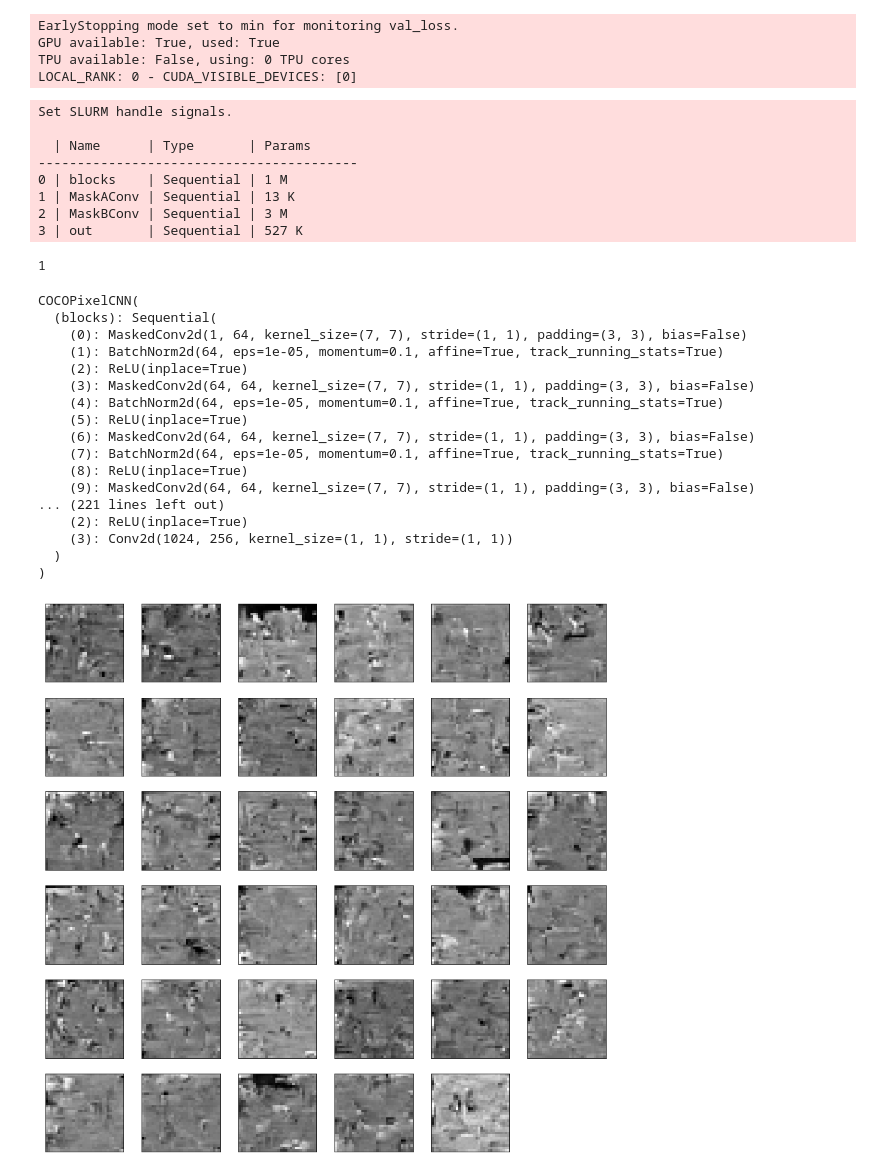
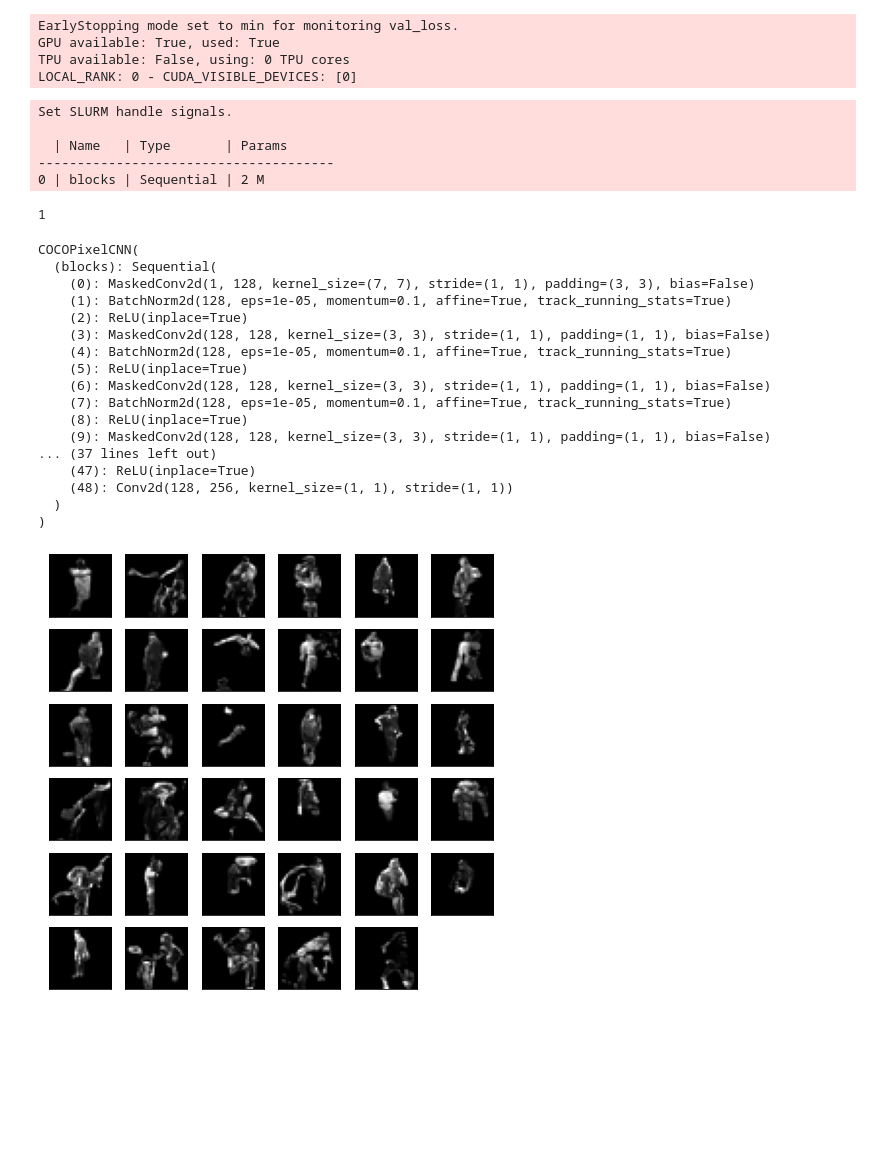
Before and after one commit to kredde/background-masked-generative-models, a Jupyter notebook: notebooks/04-PixelCNN-Salih-COCO-BG-Masked.ipynb, the cells around one changed output. Drawn from its saved outputs; the diff is of its cells as text; code cells hidden in the pictures; blank space fills up the shorter version.

```diff
--- a/notebooks/04-PixelCNN-Salih-COCO-BG-Masked.ipynb
+++ b/notebooks/04-PixelCNN-Salih-COCO-BG-Masked.ipynb
@@ -50,7 +50,7 @@ seed_everything(42)
 cuda:0
 42
 # %%
-cocodata_person = COCODataModule(batch_size=64,
+cocodata_person = COCODataModule(batch_size=16,
                                  foreground_data_dir='./data/COCO/foreground_images/person',
                                  background_data_dir='./data/COCO/background_images/person',
                                  convert_grayscale=True,
@@ -91,7 +91,7 @@ cocodata_person.setup()
 
 # experiment_name = 'PixelCNNBgSub_01_COCO_1'
 
-experiment_name = 'PixelCNN_COCO_2'
+experiment_name = 'PixelCNN_COCO_2_BG_Mask'
 
 early_stop_callback = EarlyStopping(
    monitor='val_loss',
@@ -117,12 +117,9 @@ trainer.fit(model, cocodata_person)
 # %% [output]
 Set SLURM handle signals.
 
-  | Name      | Type       | Params
------------------------------------------
-0 | blocks    | Sequential | 1 M
-1 | MaskAConv | Sequential | 13 K
-2 | MaskBConv | Sequential | 3 M
-3 | out       | Sequential | 527 K
+  | Name   | Type       | Params
+--------------------------------------
+0 | blocks | Sequential | 2 M
 1
 # %%
 from pathlib import Path
@@ -134,8 +131,8 @@ path = Path('models/' + experiment_name)
 trainer.save_checkpoint(str(path) + '/' + experiment_name + '.ckpt')
 # %%
 model_path = str(path) + '/' + experiment_name + '.ckpt'
-eval_model_full_img = COCOPixelCNN().load_from_checkpoint(checkpoint_path=model_path).cuda()
-eval_model_full_img.eval()
+eval_model_bg_masked = COCOPixelCNN().load_from_checkpoint(checkpoint_path=model_path).cuda()
+eval_model_bg_masked.eval()
 
 # eval_model_bg_subtraction = COCOPixelCNN().load_from_checkpoint(checkpoint_path=model_path,
 #                                                                        background_subtraction=True,
@@ -150,24 +147,24 @@ eval_model_full_img.eval()
 # %% [output]
 COCOPixelCNN(
   (blocks): Sequential(
-    (0): MaskedConv2d(1, 64, kernel_size=(7, 7), stride=(1, 1), padding=(3, 3), bias=False)
-    (1): BatchNorm2d(64, eps=1e-05, momentum=0.1, affine=True, track_running_stats=True)
+    (0): MaskedConv2d(1, 128, kernel_size=(7, 7), stride=(1, 1), padding=(3, 3), bias=False)
+    (1): BatchNorm2d(128, eps=1e-05, momentum=0.1, affine=True, track_running_stats=True)
     (2): ReLU(inplace=True)
-    (3): MaskedConv2d(64, 64, kernel_size=(7, 7), stride=(1, 1), padding=(3, 3), bias=False)
-    (4): BatchNorm2d(64, eps=1e-05, momentum=0.1, affine=True, track_running_stats=True)
+    (3): MaskedConv2d(128, 128, kernel_size=(3, 3), stride=(1, 1), padding=(1, 1), bias=False)
+    (4): BatchNorm2d(128, eps=1e-05, momentum=0.1, affine=True, track_running_stats=True)
     (5): ReLU(inplace=True)
-    (6): MaskedConv2d(64, 64, kernel_size=(7, 7), stride=(1, 1), padding=(3, 3), bias=False)
-    (7): BatchNorm2d(64, eps=1e-05, momentum=0.1, affine=True, track_running_stats=True)
+    (6): MaskedConv2d(128, 128, kernel_size=(3, 3), stride=(1, 1), padding=(1, 1), bias=False)
+    (7): BatchNorm2d(128, eps=1e-05, momentum=0.1, affine=True, track_running_stats=True)
     (8): ReLU(inplace=True)
-    (9): MaskedConv2d(64, 64, kernel_size=(7, 7), stride=(1, 1), padding=(3, 3), bias=False)
-... (221 lines left out)
-    (2): ReLU(inplace=True)
-    (3): Conv2d(1024, 256, kernel_size=(1, 1), stride=(1, 1))
+    (9): MaskedConv2d(128, 128, kernel_size=(3, 3), stride=(1, 1), padding=(1, 1), bias=False)
+... (37 lines left out)
+    (47): ReLU(inplace=True)
+    (48): Conv2d(128, 256, kernel_size=(1, 1), stride=(1, 1))
   )
 )
 # %%
 from src.utils.pixelcnn import generate_images, draw_likelihood_plot
 # draw_likelihood_plot(cocodata_person.test_dataloader(), eval_model_full_img)
-generate_images(eval_model_full_img)
+generate_images(eval_model_bg_masked)
 # %% [output]
-[figure, old version]
+[figure, new version]
```
Also changed, not shown: parts of 1 cell of this notebook, 6 other files.
